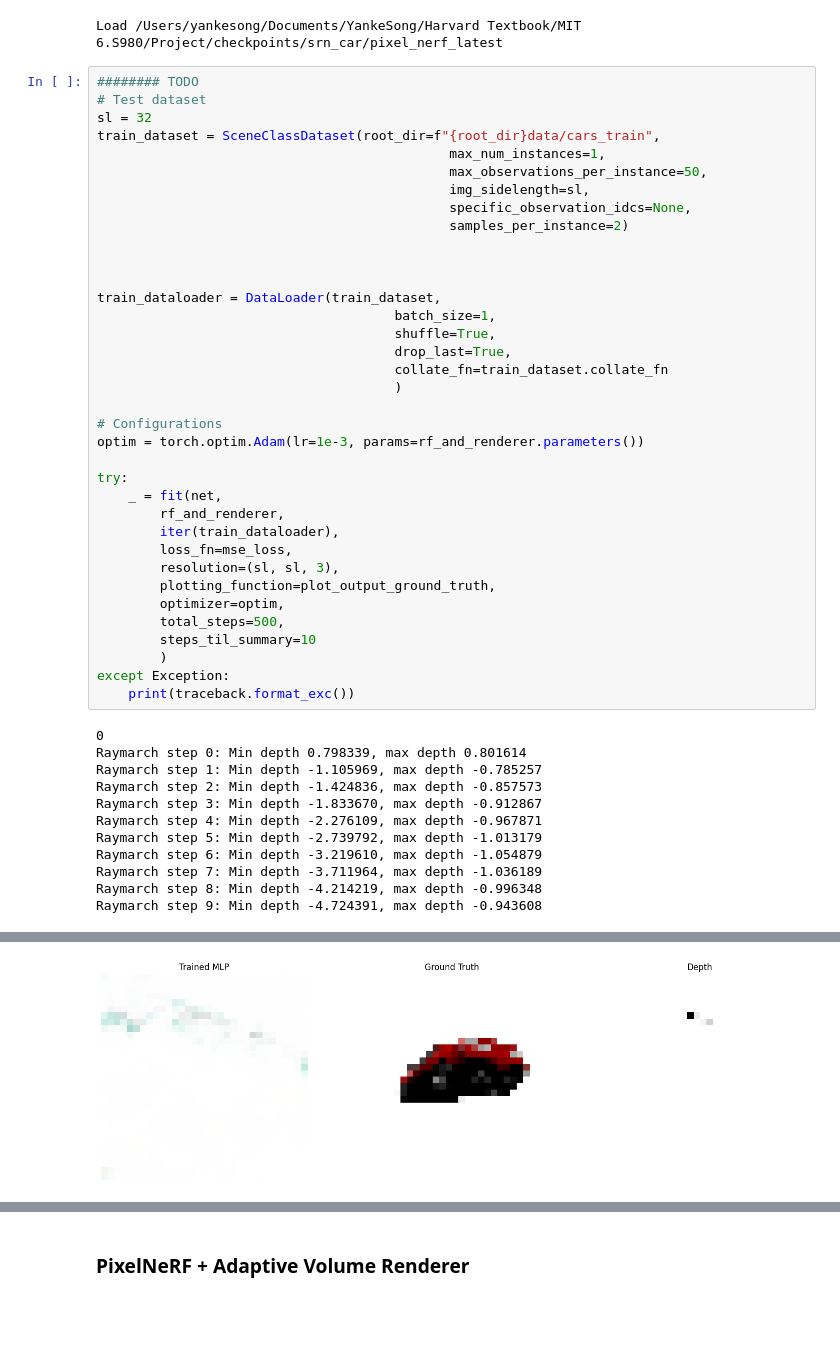
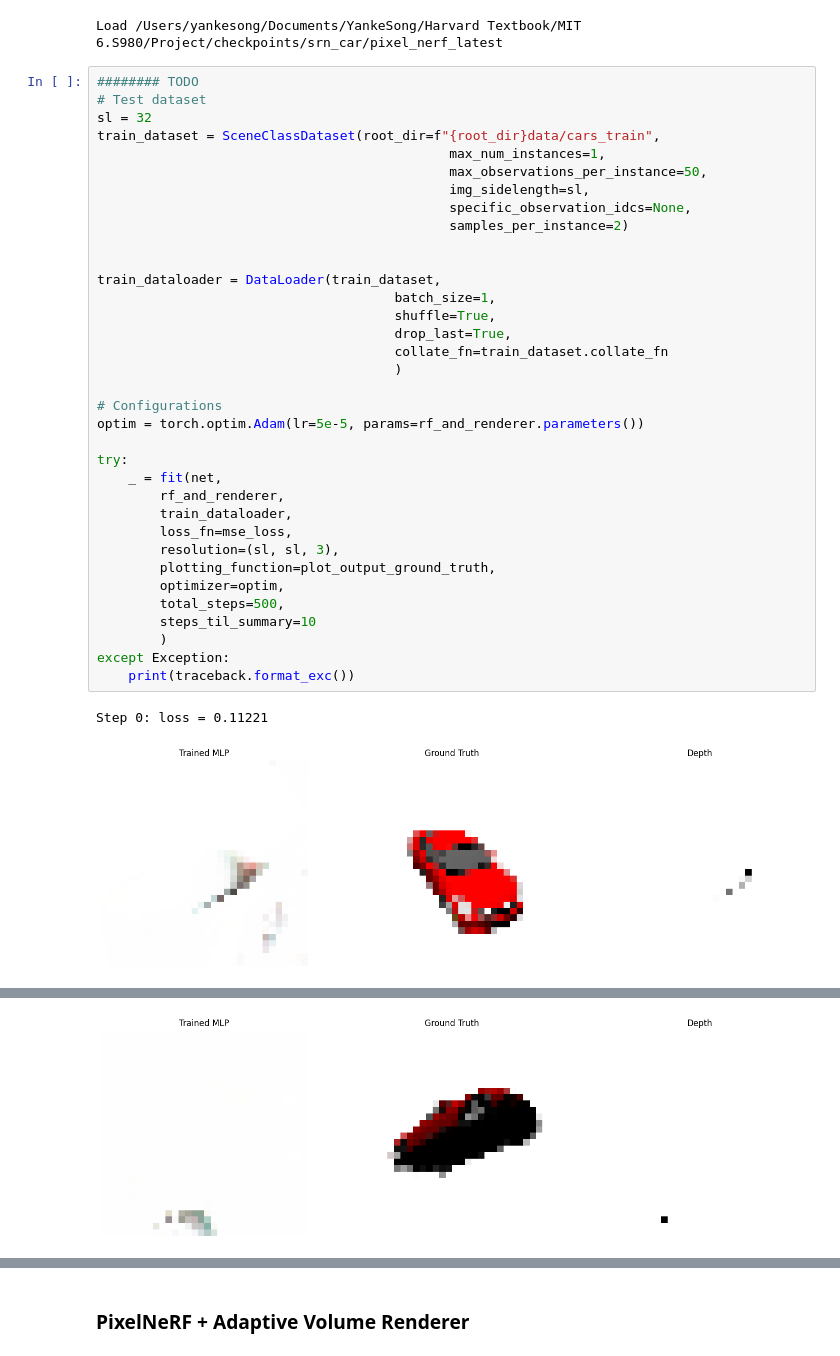
Before and after one commit to yankeesong/adaptive-volume-rendering, a Jupyter notebook: 6S980_Project.ipynb, the cells around one changed output, grey strips where cells are left out. Cells and saved outputs as stored; diff of their text form; blank space fills up the shorter version.

Commit message:
updated dataloader

```diff
--- a/6S980_Project.ipynb
+++ b/6S980_Project.ipynb
@@ -240,44 +240,34 @@ sl = 32
 train_dataset = SceneClassDataset(root_dir=f"{root_dir}data/cars_train",
                                              max_num_instances=1,
                                              max_observations_per_instance=50,
                                              img_sidelength=sl,
                                              specific_observation_idcs=None,
                                              samples_per_instance=2)
 
 
-
 train_dataloader = DataLoader(train_dataset,
                                       batch_size=1,
                                       shuffle=True,
                                       drop_last=True,
                                       collate_fn=train_dataset.collate_fn
                                       )
 
 # Configurations
-optim = torch.optim.Adam(lr=1e-3, params=rf_and_renderer.parameters())
+optim = torch.optim.Adam(lr=5e-5, params=rf_and_renderer.parameters())
 
 try:
     _ = fit(net,
         rf_and_renderer,
-        iter(train_dataloader),
+        train_dataloader,
         loss_fn=mse_loss,
         resolution=(sl, sl, 3),
         plotting_function=plot_output_ground_truth,
         optimizer=optim,
         total_steps=500,
         steps_til_summary=10
         )
 except Exception:
     print(traceback.format_exc())
 # %% [output]
-0
-Raymarch step 0: Min depth 0.798339, max depth 0.801614
-Raymarch step 1: Min depth -1.105969, max depth -0.785257
-Raymarch step 2: Min depth -1.424836, max depth -0.857573
-Raymarch step 3: Min depth -1.833670, max depth -0.912867
-Raymarch step 4: Min depth -2.276109, max depth -0.967871
-Raymarch step 5: Min depth -2.739792, max depth -1.013179
-Raymarch step 6: Min depth -3.219610, max depth -1.054879
-Raymarch step 7: Min depth -3.711964, max depth -1.036189
-Raymarch step 8: Min depth -4.214219, max depth -0.996348
-Raymarch step 9: Min depth -4.724391, max depth -0.943608
+Step 0: loss = 0.11221
+[figure, new version]
@@ -285 +275 @@ Step 0: loss = 0.11523
-[figure, old version]
+[figure, new version]
```
Also changed, not shown: parts of 1 cell of this notebook, 3 other files.
